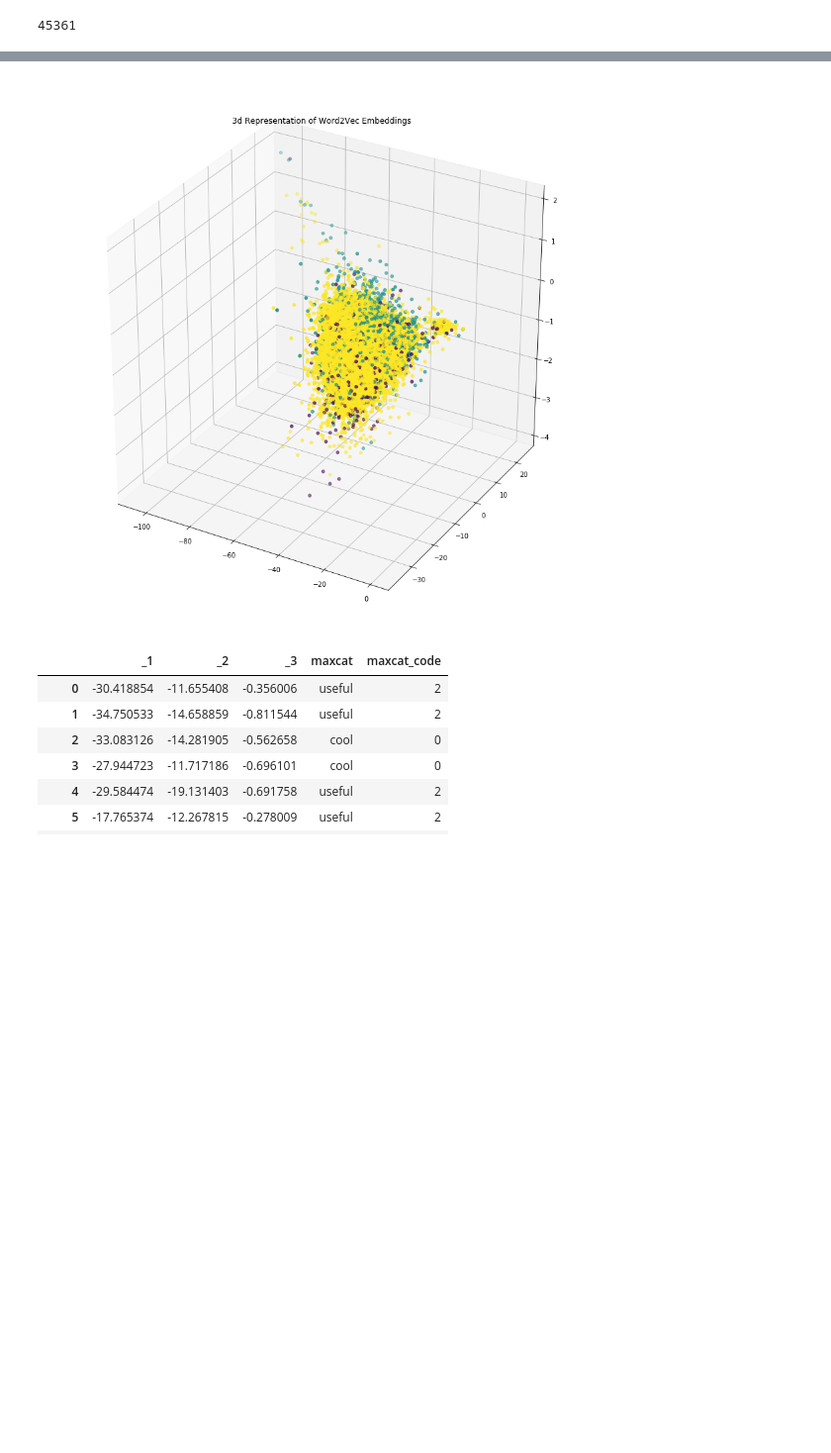
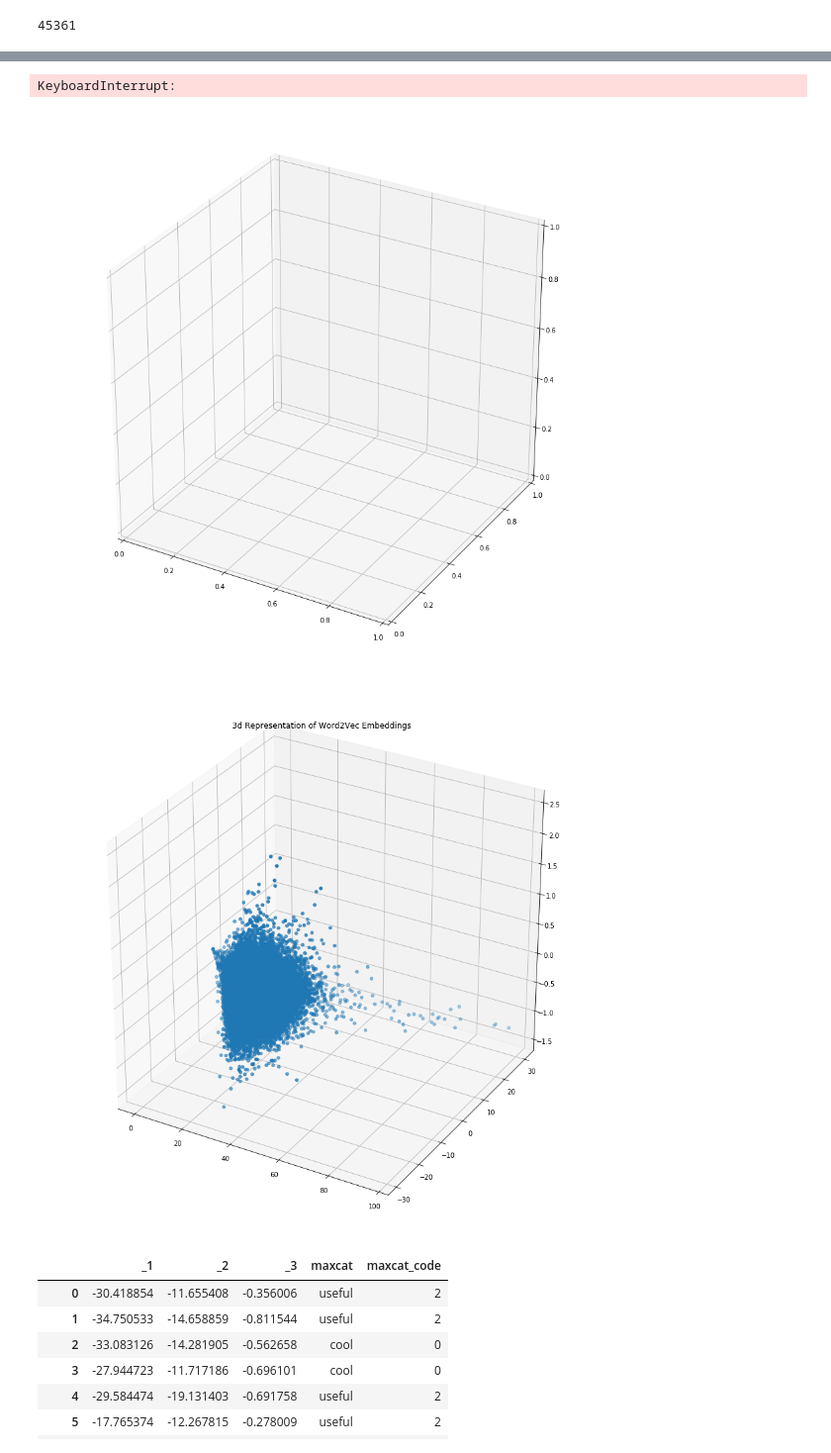
Before and after one commit to dayonenotdaytwo/orie4741project, a Jupyter notebook: Review_Preprocessing.ipynb, the cells around one changed output, grey strips where cells are left out. Shown at 99% size. Drawn from its saved outputs; the diff is of its cells as text; code cells hidden in the pictures; blank space fills up the shorter version.

```diff
--- a/Review_Preprocessing.ipynb
+++ b/Review_Preprocessing.ipynb
@@ -185,2 +181,2 @@ data = Data([Scatter3d(x=result.toPandas()['_1'],y=result.toPandas()['_2'],z=res
 # %%
-result_pd = result.toPandas()
+result_pd
@@ -186,0 +202,6 @@ result_pd = result.toPandas()
+# %%
+from sklearn.manifold import TSNE
+tsne=TSNE(early_exaggeration=10)
+tsne_output = tsne.fit_transform(pca_result_pd)
+# %% [output]
+KeyboardInterrupt:
@@ -187,14 +211,15 @@ result_pd = result.toPandas()
 # %%
 import matplotlib.pyplot as plt
 from mpl_toolkits.mplot3d import Axes3D
 fig = plt.figure(figsize=(15,15))
 ax = fig.add_subplot(111,projection='3d')
 
-ax.scatter(xs=result_pd._1, ys=result_pd._2, zs = result_pd._3, c = result_pd.maxcat_code)
+ax.scatter(xs=result_pd._1, ys=result_pd._2, zs = result_pd._3)
 plt.title('3d Representation of Word2Vec Embeddings')
 plt.show()
 # %% [output]
-[figure, old version]
+[figure, new version]
+[figure, added]
 # %%
 data = dataset.toPandas()
 # %%
```
Also changed, not shown: parts of 26 cells of this notebook, 2 other files.
